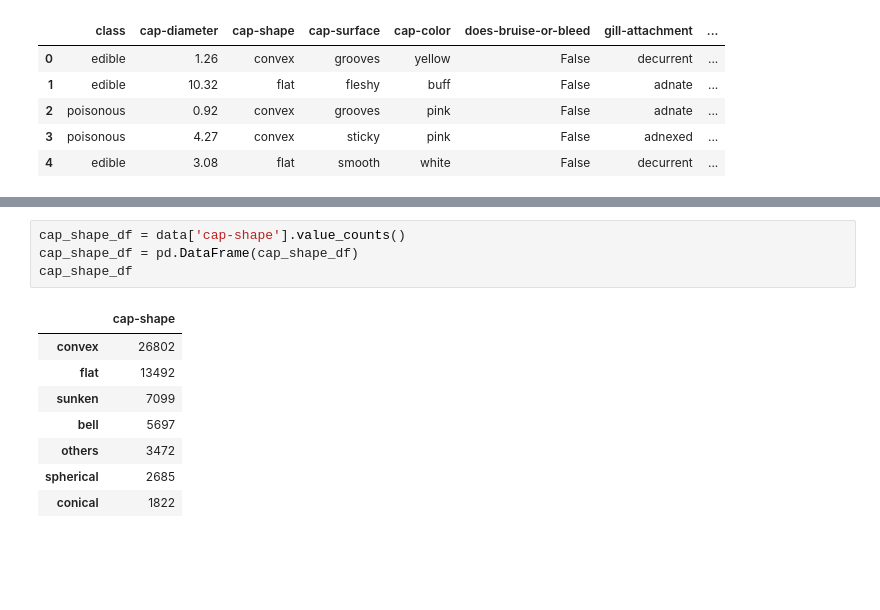
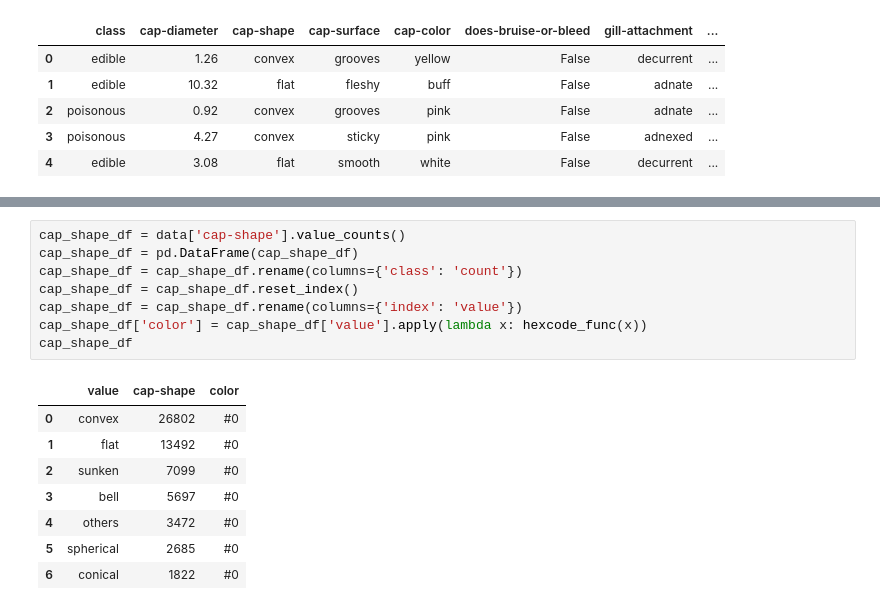
Before and after one commit to lauragabrielson/Mushroom_Classifier, a Jupyter notebook: pre_ml_analysis.ipynb, the cells around one changed output, grey strips where cells are left out. Drawn from its saved outputs; the diff is of its cells as text; blank space fills up the shorter version.

```diff
--- a/pre_ml_analysis.ipynb
+++ b/pre_ml_analysis.ipynb
@@ -52,16 +197,20 @@ class_df
 # %%
 cap_shape_df = data['cap-shape'].value_counts()
 cap_shape_df = pd.DataFrame(cap_shape_df)
+cap_shape_df = cap_shape_df.rename(columns={'class': 'count'})
+cap_shape_df = cap_shape_df.reset_index()
+cap_shape_df = cap_shape_df.rename(columns={'index': 'value'})
+cap_shape_df['color'] = cap_shape_df['value'].apply(lambda x: hexcode_func(x))
 cap_shape_df
 # %% [output]
-|  | cap-shape |
-| convex | 26802 |
-| flat | 13492 |
-| sunken | 7099 |
-| bell | 5697 |
-| others | 3472 |
-| spherical | 2685 |
-| conical | 1822 |
+|  | value | cap-shape | color |
+| 0 | convex | 26802 | #0 |
+| 1 | flat | 13492 | #0 |
+| 2 | sunken | 7099 | #0 |
+| 3 | bell | 5697 | #0 |
+| 4 | others | 3472 | #0 |
+| 5 | spherical | 2685 | #0 |
+| 6 | conical | 1822 | #0 |
 # %%
 cap_surface_df = data['cap-surface'].value_counts()
 cap_surface_df = pd.DataFrame(cap_surface_df)
```
Also changed, not shown: parts of 16 cells of this notebook.
